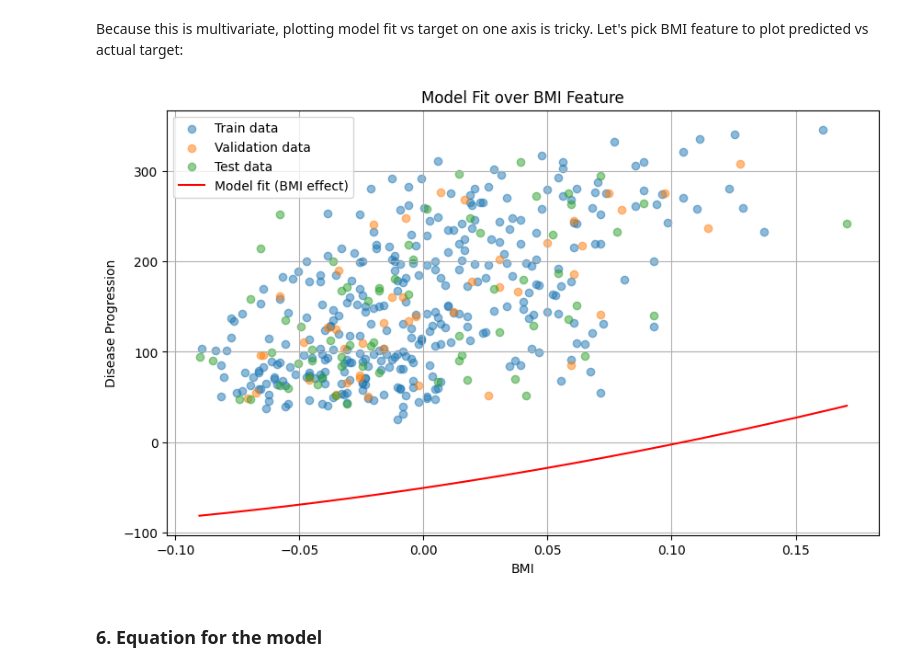
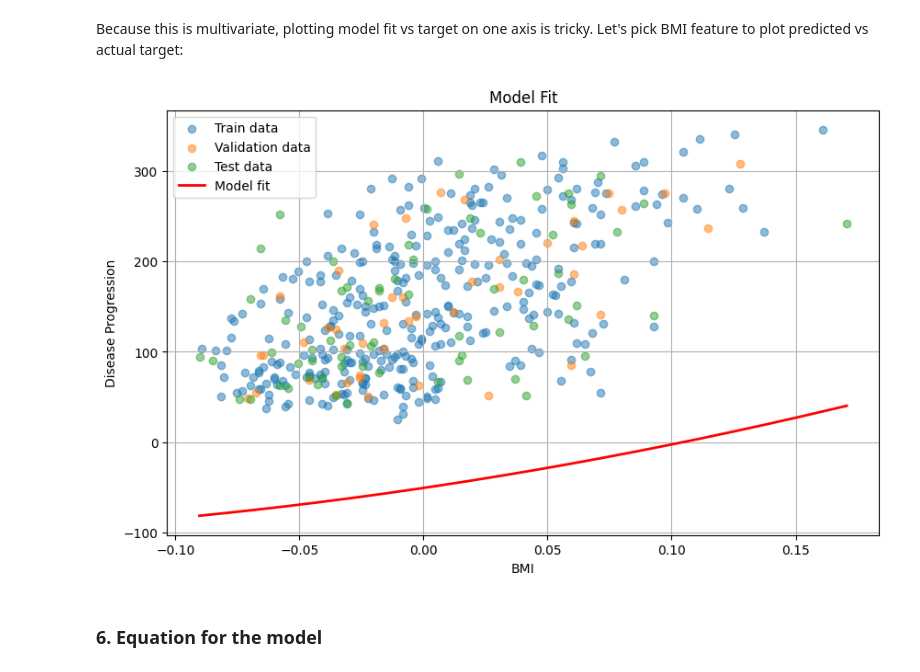
Before and after one commit to Eris-Leksi/Practical-Lab-2---FMLF, a Jupyter notebook: script.ipynb, the cells around one changed output. Saved outputs shown, nothing was run; the diff lists cells and outputs as text; code cells hidden in the pictures.

```diff
--- a/script.ipynb
+++ b/script.ipynb
@@ -432,37 +430,37 @@ MAPE: 0.3947362203799975
 ### 5. Plotting the graph of the train, validation and test data points
 # %% [markdown]
 Because this is multivariate, plotting model fit vs target on one axis is tricky. Let's pick BMI feature to plot predicted vs actual target:
-# %%
-bmi_idx = list(X_train.columns).index('bmi')
-
-def plot_model_fit(model, poly, X_tr, y_tr, X_v, y_v, X_te, y_te):
-    plt.figure(figsize=(10,6))
-
-    bmi_train = X_tr[:, bmi_idx]
-    bmi_val = X_v[:, bmi_idx]
-    bmi_test = X_te[:, bmi_idx]
-
-    bmi_range = np.linspace(min(bmi_train.min(), bmi_val.min(), bmi_test.min()),
-                            max(bmi_train.max(), bmi_val.max(), bmi_test.max()), 200)
-    X_curve = np.zeros((len(bmi_range), X_tr.shape[1]))
-    X_curve[:, bmi_idx] = bmi_range
-    X_curve_poly = poly.transform(X_curve)
-    y_curve_pred = model.predict(X_curve_poly)
-
-    plt.scatter(bmi_train, y_tr, label="Train data", alpha=0.5)
-    plt.scatter(bmi_val, y_v, label="Validation data", alpha=0.5)
-    plt.scatter(bmi_test, y_te, label="Test data", alpha=0.5)
-    plt.plot(bmi_range, y_curve_pred, color='red', label="Model fit (BMI effect)")
-    plt.xlabel("BMI")
-    plt.ylabel("Disease Progression")
-    plt.title("Model Fit over BMI Feature")
-    plt.legend()
-    plt.grid(True)
-    plt.show()
-
-plot_model_fit(chosen_model, poly2, X_train.values, y_train, X_val.values, y_val, X_test.values, y_test)
-# %% [output]
-[figure, removed]
+# %%
+bmi_idx = list(X_train.columns).index('bmi')
+
+def plot_model_fit(model, poly, X_tr, y_tr, X_v, y_v, X_te, y_te):
+    plt.figure(figsize=(10,6))
+
+    bmi_train = X_tr[:, bmi_idx]
+    bmi_val = X_v[:, bmi_idx]
+    bmi_test = X_te[:, bmi_idx]
+
+    bmi_range = np.linspace(min(bmi_train.min(), bmi_val.min(), bmi_test.min()),
+                            max(bmi_train.max(), bmi_val.max(), bmi_test.max()), 200)
+    X_curve = np.zeros((len(bmi_range), X_tr.shape[1]))
+    X_curve[:, bmi_idx] = bmi_range
+    X_curve_poly = poly.transform(X_curve)
+    y_curve_pred = model.predict(X_curve_poly)
+
+    plt.scatter(bmi_train, y_tr, label="Train data", alpha=0.5)
+    plt.scatter(bmi_val, y_v, label="Validation data", alpha=0.5)
+    plt.scatter(bmi_test, y_te, label="Test data", alpha=0.5)
+    plt.plot(bmi_range, y_curve_pred, color='red', label="Model fit", linewidth=2)
+    plt.xlabel("BMI")
+    plt.ylabel("Disease Progression")
+    plt.title("Model Fit")
+    plt.legend()
+    plt.grid(True)
+    plt.show()
+
+plot_model_fit(chosen_model, poly2, X_train.values, y_train, X_val.values, y_val, X_test.values, y_test)
+# %% [output]
+[figure, added]
 # %% [markdown]
 ### 6. Equation for the model
 # %%
```
Also changed, not shown: parts of 12 cells of this notebook.
